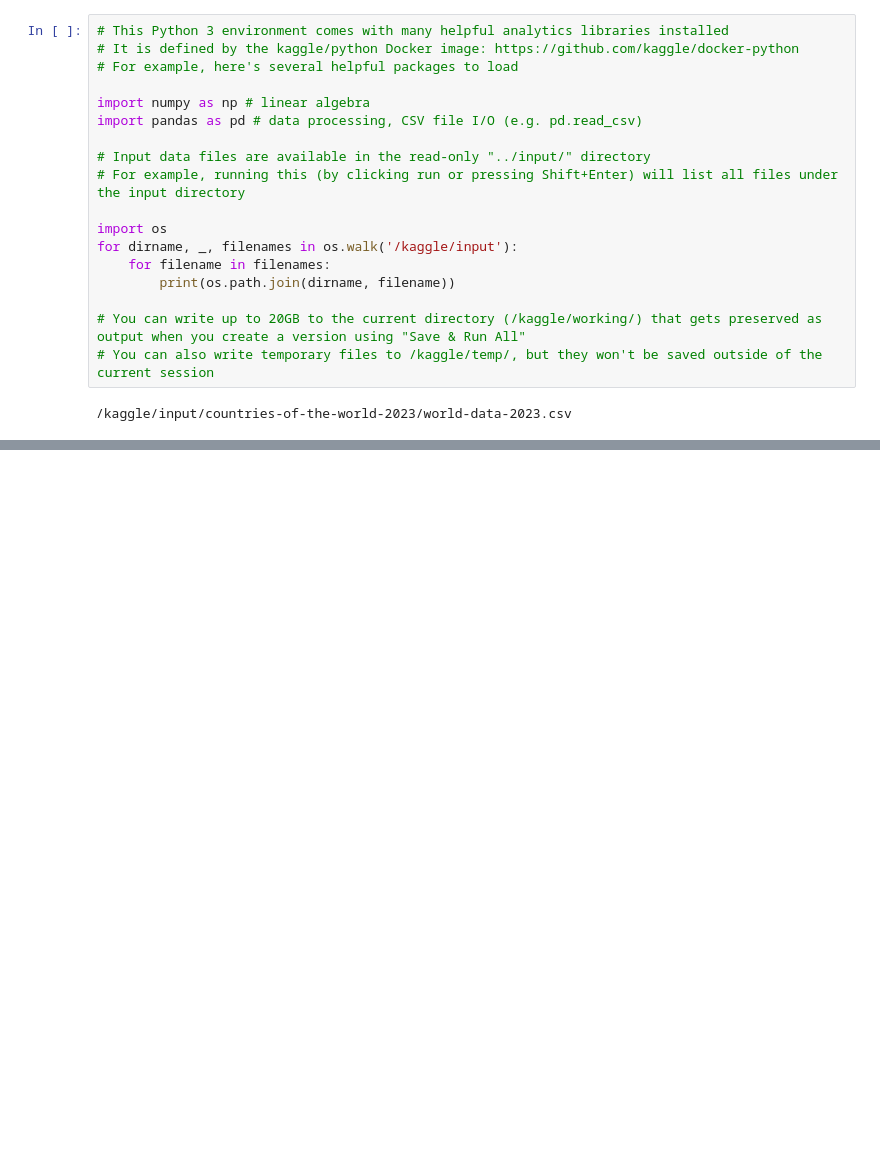
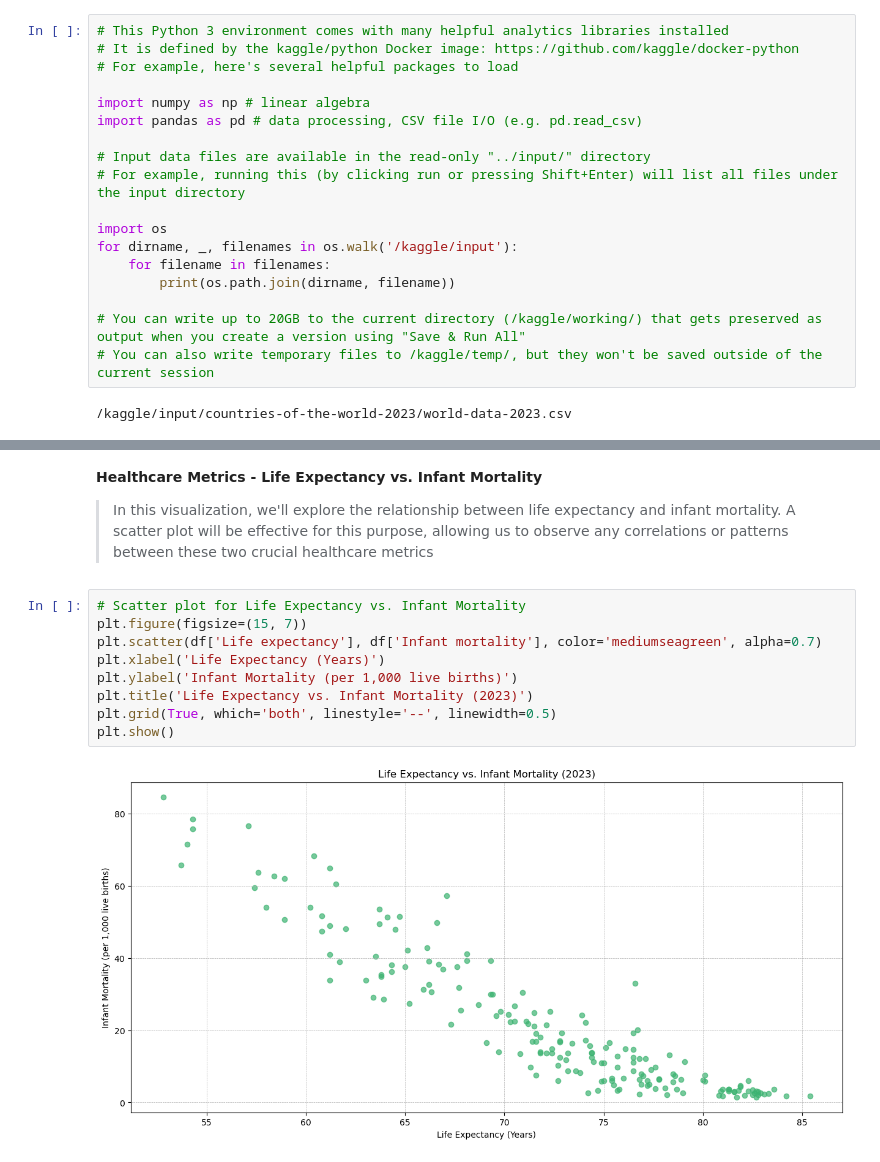
Before and after one commit to raj-rajat/Global-Country-Information-Dataset-2023, a Jupyter notebook: global-country-information-dataset-2023.ipynb, the cells around one changed output, grey strips where cells are left out. Drawn from its saved outputs; the diff is of its cells as text; blank space fills up the shorter version.

```diff
--- a/global-country-information-dataset-2023.ipynb
+++ b/global-country-information-dataset-2023.ipynb
@@ -397,0 +92,15 @@ fig.show()
+# %% [markdown]
+**Healthcare Metrics - Life Expectancy vs. Infant Mortality**
+
+> In this visualization, we'll explore the relationship between life expectancy and infant mortality. A scatter plot will be effective for this purpose, allowing us to observe any correlations or patterns between these two crucial healthcare metrics
+# %%
+# Scatter plot for Life Expectancy vs. Infant Mortality
+plt.figure(figsize=(15, 7))
+plt.scatter(df['Life expectancy'], df['Infant mortality'], color='mediumseagreen', alpha=0.7)
+plt.xlabel('Life Expectancy (Years)')
+plt.ylabel('Infant Mortality (per 1,000 live births)')
+plt.title('Life Expectancy vs. Infant Mortality (2023)')
+plt.grid(True, which='both', linestyle='--', linewidth=0.5)
+plt.show()
+# %% [output]
+[figure, added]
```
Also changed, not shown: parts of 48 cells of this notebook.
